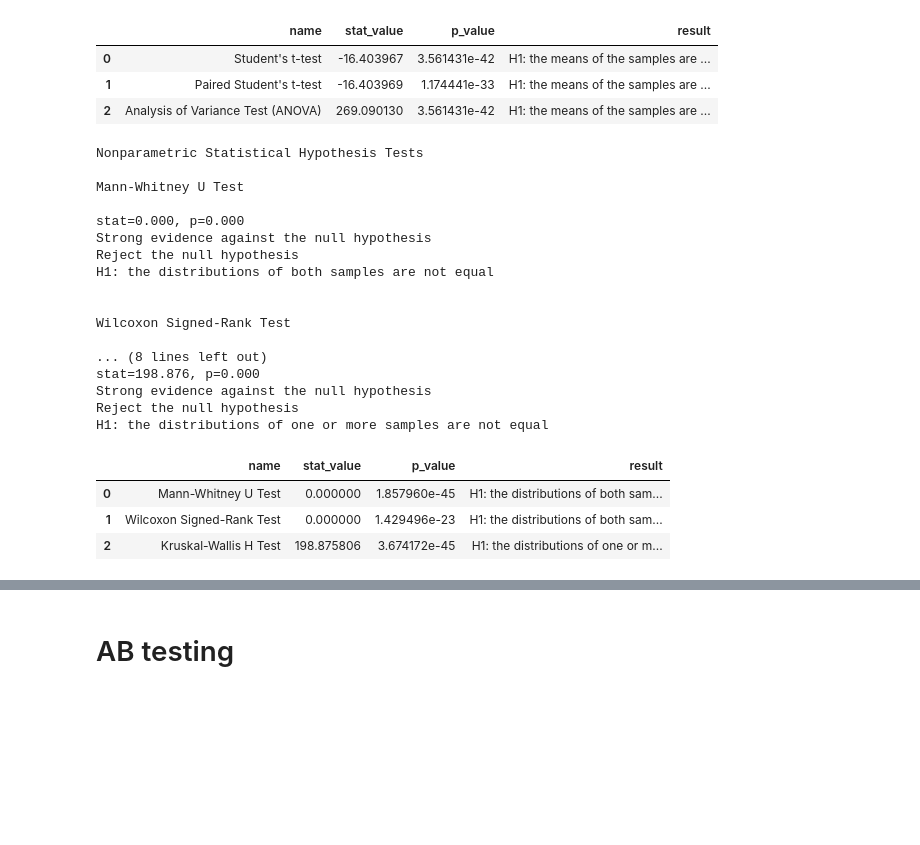
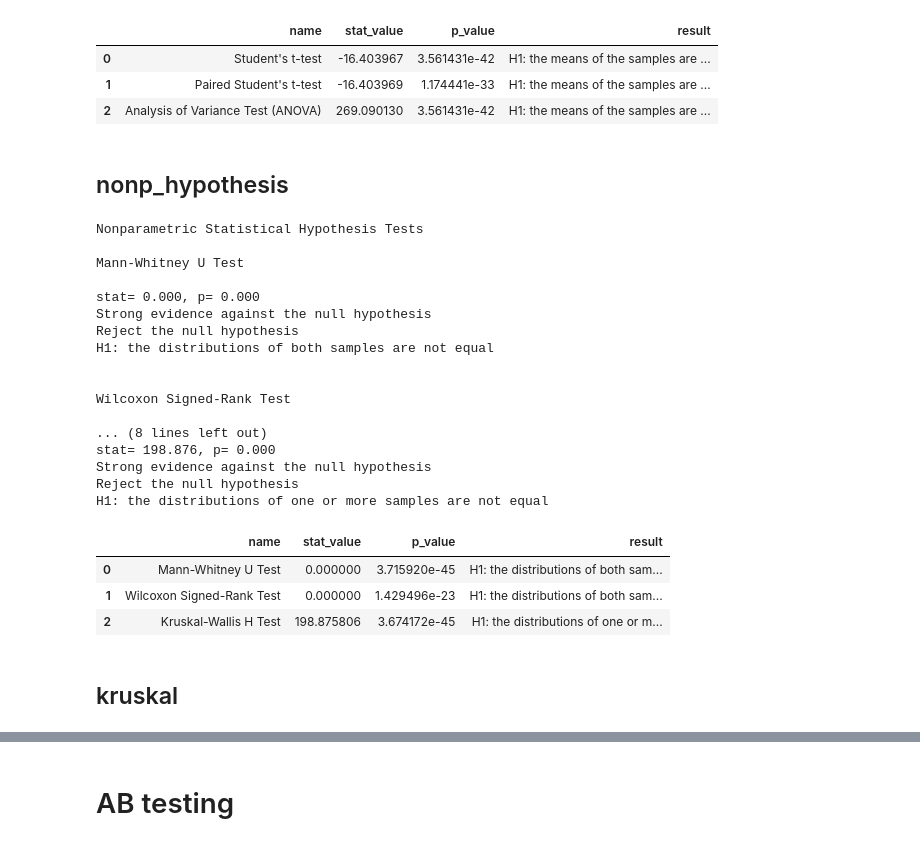
Before and after one commit to imanursar/Machine-Learning-Notes, a Jupyter notebook: Custom Function/Statistic Function.ipynb, the cells around one changed output, grey strips where cells are left out. Drawn from its saved outputs; the diff is of its cells as text; code cells hidden in the pictures; blank space fills up the shorter version.

```diff
--- a/Custom Function/Statistic Function.ipynb
+++ b/Custom Function/Statistic Function.ipynb
@@ -178,27 +222,31 @@ H1: the means of the samples are unequal
 | 0 | Student's t-test | -16.403967 | 3.561431e-42 | H1: the means of the samples are ... |
 | 1 | Paired Student's t-test | -16.403969 | 1.174441e-33 | H1: the means of the samples are ... |
 | 2 | Analysis of Variance Test (ANOVA) | 269.090130 | 3.561431e-42 | H1: the means of the samples are ... |
+# %% [markdown]
+## nonp_hypothesis
 # %%
-statistic.stat_test(df['usia'],df['pendapatan'],types="nonp_hypothesis")
+statistic.stat_test(df['usia'],df['pendapatan'],types="nonp_hypothesis",sub_type='nonp_hypothesis')
 # %% [output]
 Nonparametric Statistical Hypothesis Tests
 
 Mann-Whitney U Test
 
-stat=0.000, p=0.000
+stat= 0.000, p= 0.000
 Strong evidence against the null hypothesis
 Reject the null hypothesis
 H1: the distributions of both samples are not equal
 
 
 Wilcoxon Signed-Rank Test
 
 ... (8 lines left out)
-stat=198.876, p=0.000
+stat= 198.876, p= 0.000
 Strong evidence against the null hypothesis
 Reject the null hypothesis
 H1: the distributions of one or more samples are not equal
 |  | name | stat_value | p_value | result |
-| 0 | Mann-Whitney U Test | 0.000000 | 1.857960e-45 | H1: the distributions of both sam... |
+| 0 | Mann-Whitney U Test | 0.000000 | 3.715920e-45 | H1: the distributions of both sam... |
 | 1 | Wilcoxon Signed-Rank Test | 0.000000 | 1.429496e-23 | H1: the distributions of both sam... |
 | 2 | Kruskal-Wallis H Test | 198.875806 | 3.674172e-45 | H1: the distributions of one or m... |
+# %% [markdown]
+## kruskal
```
Also changed, not shown: parts of 34 cells of this notebook.
